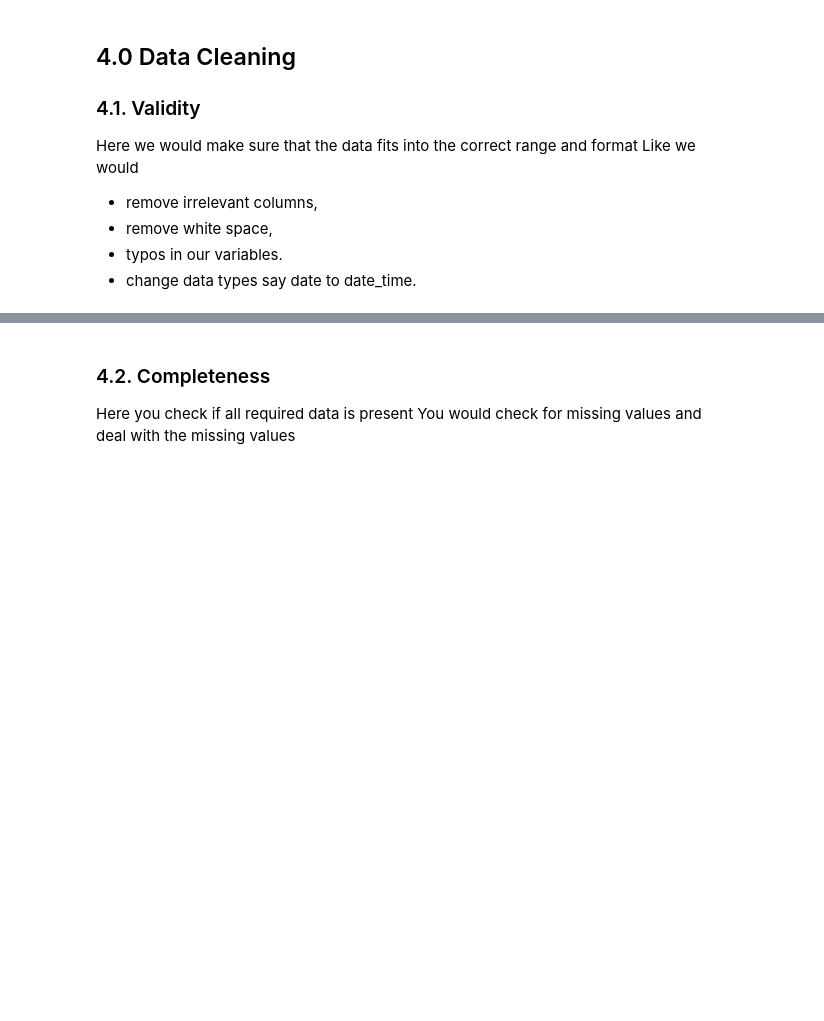
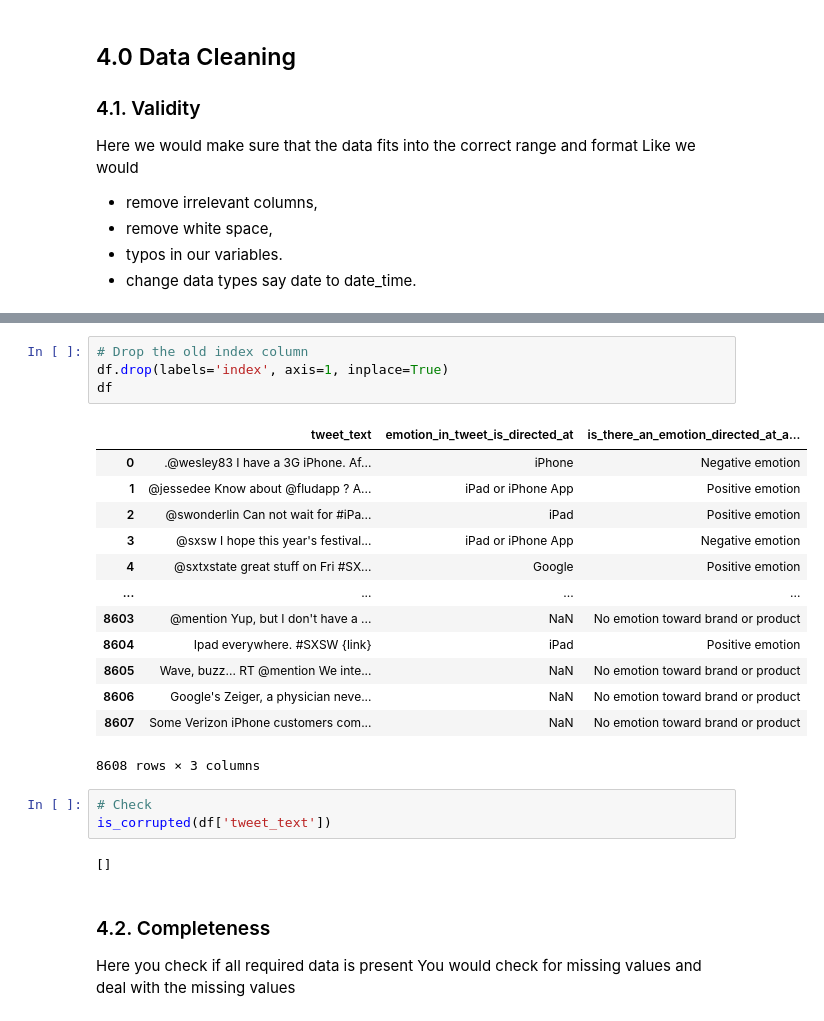
Before and after one commit to ggeorgekkariuki/SentimentFlow_NLP, a Jupyter notebook: sentimentflow.ipynb, the cells around one changed output, grey strips where cells are left out. Saved outputs shown, nothing was run; the diff lists cells and outputs as text; blank space fills up the shorter version.

```diff
--- a/sentimentflow.ipynb
+++ b/sentimentflow.ipynb
@@ -194,3 +234,26 @@ Like we would
+# %%
+# Drop the old index column
+df.drop(labels='index', axis=1, inplace=True)
+df
+# %% [output]
+|  | tweet_text | emotion_in_tweet_is_directed_at | is_there_an_emotion_directed_at_a... |
+| 0 | .@wesley83 I have a 3G iPhone. Af... | iPhone | Negative emotion |
+| 1 | @jessedee Know about @fludapp ? A... | iPad or iPhone App | Positive emotion |
+| 2 | @swonderlin Can not wait for #iPa... | iPad | Positive emotion |
+| 3 | @sxsw I hope this year's festival... | iPad or iPhone App | Negative emotion |
+| 4 | @sxtxstate great stuff on Fri #SX... | Google | Positive emotion |
+| ... | ... | ... | ... |
+| 8603 | @mention Yup, but I don't have a ... | NaN | No emotion toward brand or product |
+| 8604 | Ipad everywhere. #SXSW {link} | iPad | Positive emotion |
+| 8605 | Wave, buzz... RT @mention We inte... | NaN | No emotion toward brand or product |
+| 8606 | Google's Zeiger, a physician neve... | NaN | No emotion toward brand or product |
+| 8607 | Some Verizon iPhone customers com... | NaN | No emotion toward brand or product |
+8608 rows × 3 columns
+# %%
+# Check
+is_corrupted(df['tweet_text'])
+# %% [output]
+[]
 # %% [markdown]
 ### 4.2. Completeness
 
```
Also changed, not shown: parts of 21 cells of this notebook.
